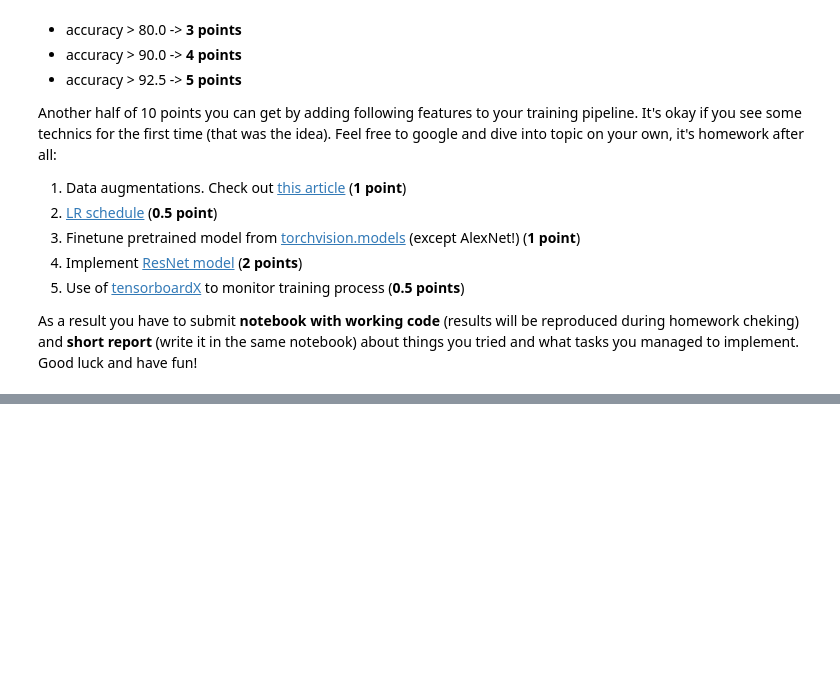
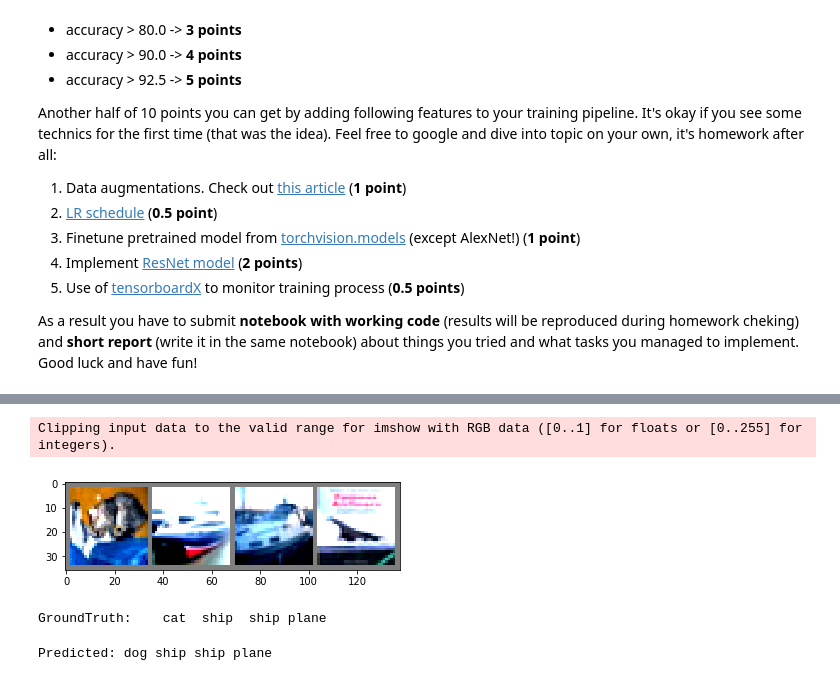
Before and after one commit to abogoyavlensky/learning-deep-learning, a Jupyter notebook: homeworks/01_cnn_classifier/01_cnn_classifier.ipynb, the cells around one changed output, grey strips where cells are left out. Cells and saved outputs as stored; diff of their text form; code cells hidden in the pictures; blank space fills up the shorter version.

```diff
--- a/homeworks/01_cnn_classifier/01_cnn_classifier.ipynb
+++ b/homeworks/01_cnn_classifier/01_cnn_classifier.ipynb
@@ -31,0 +292,12 @@ As a result you have to submit **notebook with working code** (results will be r
+# %%
+# Test on images
+image_batch, label_batch = next(iter(val_dataloader))
+image_batch, label_batch = image_batch.to(device), label_batch.to(device)
+
+# print images
+imshow(torchvision.utils.make_grid(image_batch))
+print('GroundTruth: ', ' '.join('%5s' % classes[label_batch[j]] for j in range(batch_size)))
+# %% [output]
+Clipping input data to the valid range for imshow with RGB data ([0..1] for floats or [0..255] for integers).
+[figure, added]
+GroundTruth:    cat  ship  ship plane
@@ -31,0 +306,6 @@ As a result you have to submit **notebook with working code** (results will be r
+# %%
+predicted = torch.argmax(outputs, dim=1)
+
+print("Predicted: {}".format(" ".join(classes[predicted[j]]for j in range(batch_size))))
+# %% [output]
+Predicted: dog ship ship plane
```
Also changed, not shown: parts of 14 cells of this notebook, 1 other file.
